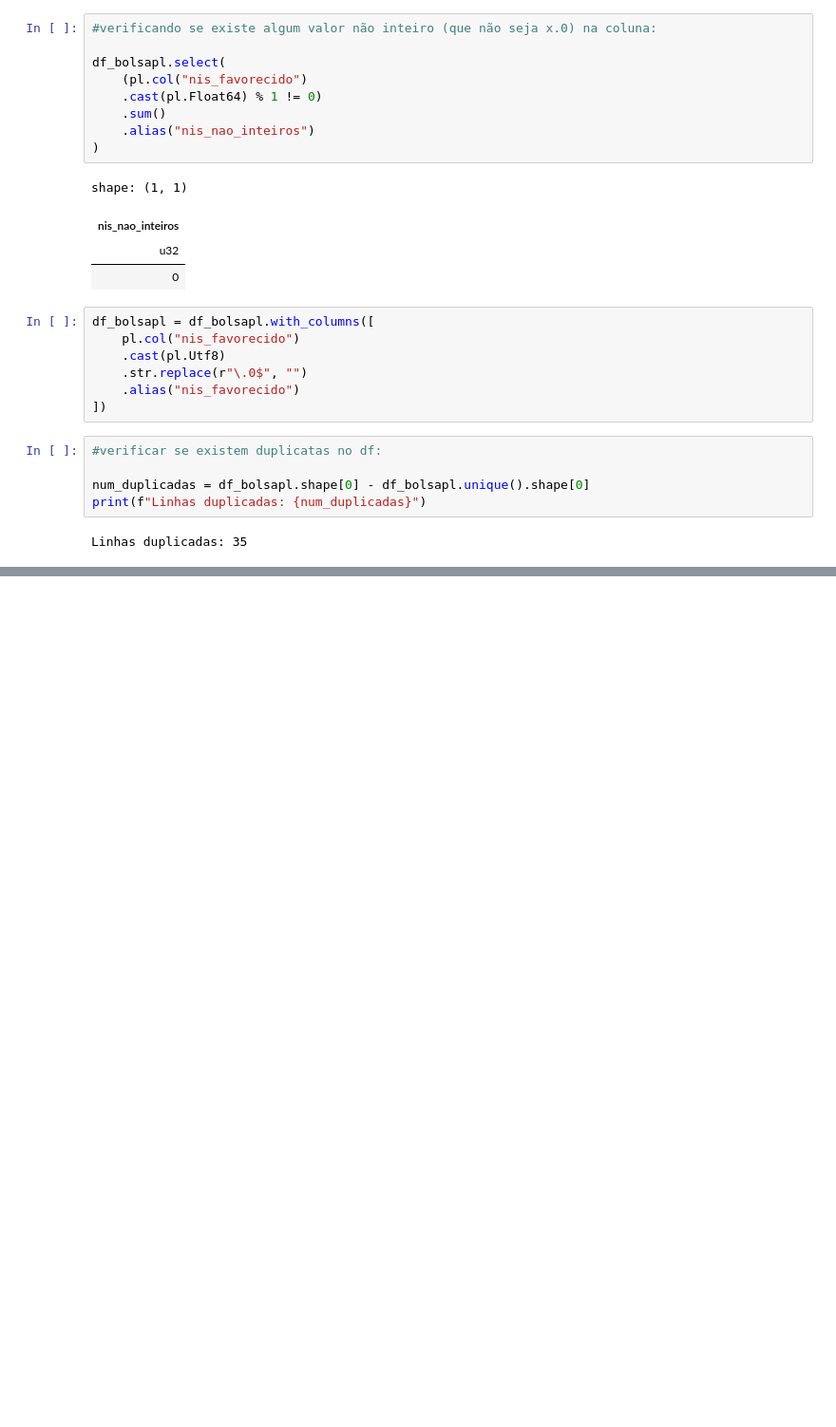
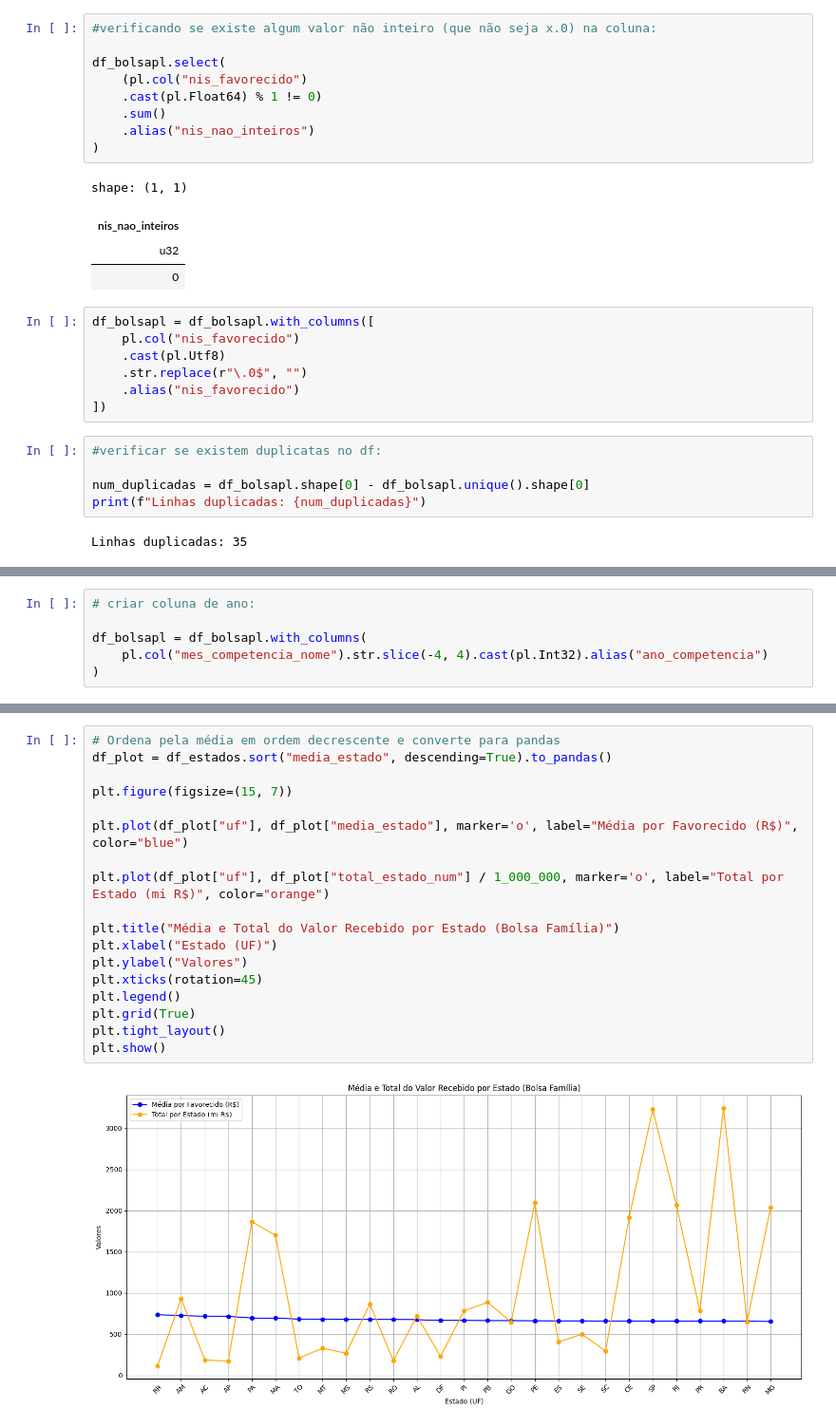
Before and after one commit to Andrerod15/treinamentos-conteudo, a Jupyter notebook: bolsafamilia.ipynb, the cells around one changed output, grey strips where cells are left out. Shown at 95% size. Saved outputs shown, nothing was run; the diff lists cells and outputs as text; blank space fills up the shorter version.

```diff
--- a/bolsafamilia.ipynb
+++ b/bolsafamilia.ipynb
@@ -221,0 +305,6 @@ TypeError: DataFrame.is_duplicated() got an unexpected keyword argument 'keep'
+# %%
+# criar coluna de ano:
+
+df_bolsapl = df_bolsapl.with_columns(
+    pl.col("mes_competencia_nome").str.slice(-4, 4).cast(pl.Int32).alias("ano_competencia")
+)
@@ -221,0 +556,20 @@ TypeError: DataFrame.is_duplicated() got an unexpected keyword argument 'keep'
+# %%
+# Ordena pela média em ordem decrescente e converte para pandas
+df_plot = df_estados.sort("media_estado", descending=True).to_pandas()
+
+plt.figure(figsize=(15, 7))
+
+plt.plot(df_plot["uf"], df_plot["media_estado"], marker='o', label="Média por Favorecido (R$)", color="blue")
+
+plt.plot(df_plot["uf"], df_plot["total_estado_num"] / 1_000_000, marker='o', label="Total por Estado (mi R$)", color="orange")
+
+plt.title("Média e Total do Valor Recebido por Estado (Bolsa Família)")
+plt.xlabel("Estado (UF)")
+plt.ylabel("Valores")
+plt.xticks(rotation=45)
+plt.legend()
+plt.grid(True)
+plt.tight_layout()
+plt.show()
+# %% [output]
+[figure, added]
```
Also changed, not shown: parts of 22 cells of this notebook, 1 other file.
